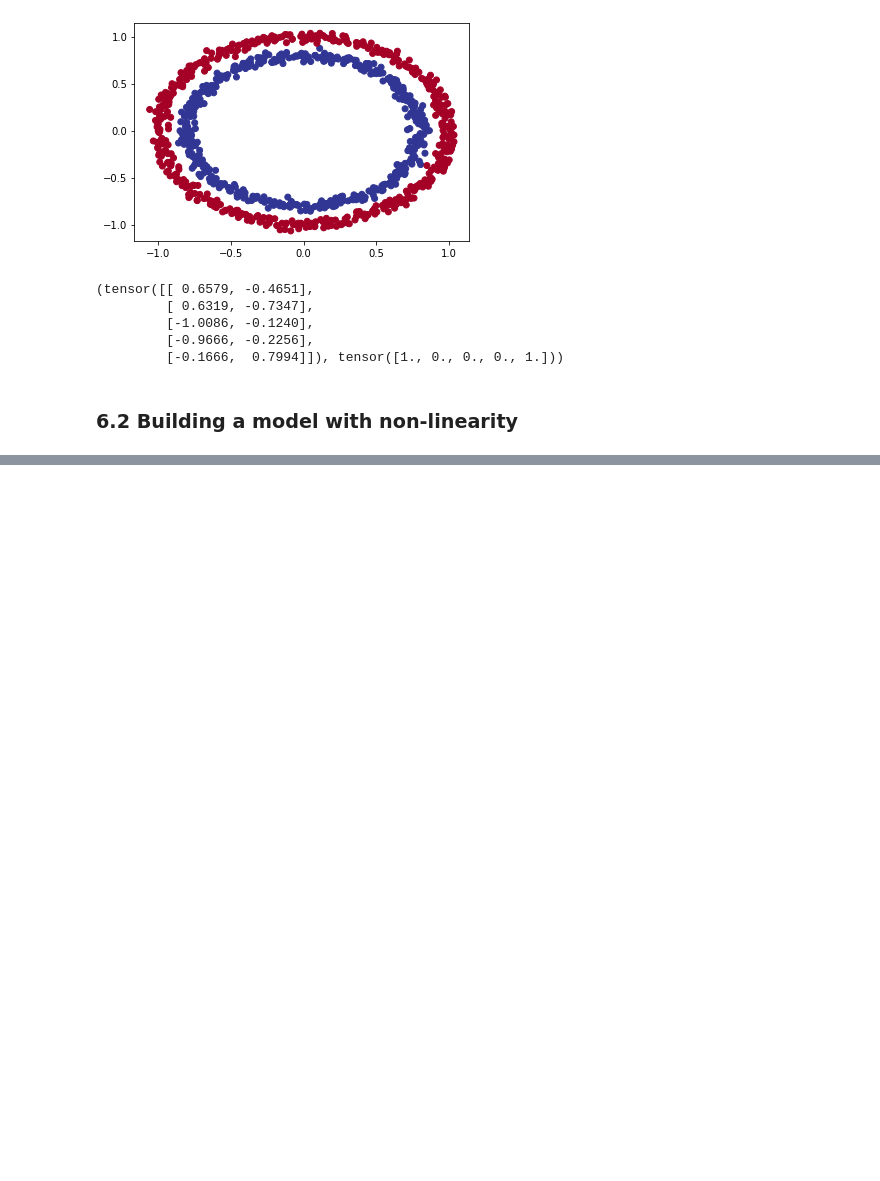
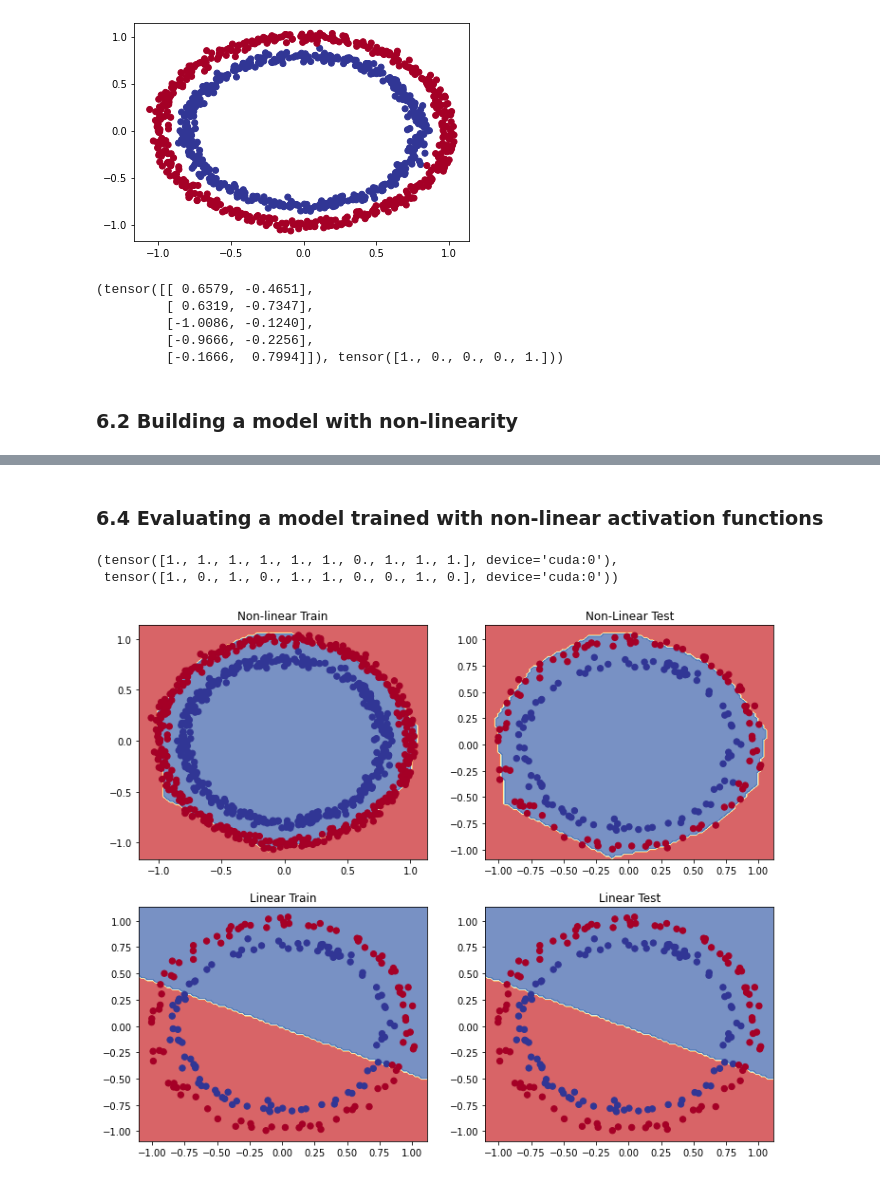
Before and after one commit to maronem/PyTorch, a Jupyter notebook: 02_neural_network_classification.ipynb, the cells around one changed output, grey strips where cells are left out. Cells and saved outputs as stored; diff of their text form; code cells hidden in the pictures; blank space fills up the shorter version.

```diff
--- a/02_neural_network_classification.ipynb
+++ b/02_neural_network_classification.ipynb
@@ -856,9 +856,9 @@ class CircleModelV2(nn.Module):
   def __init__(self):
     super().__init__()
 
-    self.layer_1 = nn.Linear(in_features=2, out_features=10)
-    self.layer_2 = nn.Linear(in_features=10, out_features=10)
-    self.layer_3 = nn.Linear(in_features=10, out_features=1)
+    self.layer_1 = nn.Linear(in_features=2, out_features=8)
+    self.layer_2 = nn.Linear(in_features=8, out_features=8)
+    self.layer_3 = nn.Linear(in_features=8, out_features=1)
     self.relu = nn.ReLU() #non-linear function: all neg inputs = 0
 
   def forward(self, x):
@@ -928,0 +929,33 @@ Epoch: 900 | Loss: 0.17093, Accuracy: 84.50% | Test loss: 0.28401, Test acc: 50.
+# %% [markdown]
+### 6.4 Evaluating a model trained with non-linear activation functions
+# %%
+# Make predictions
+
+model_3.eval()
+with torch.inference_mode():
+  y_preds = torch.round(torch.sigmoid(model_3(X_test))).squeeze()
+y_preds[:10], y_test[:10]
+# %% [output]
+(tensor([1., 1., 1., 1., 1., 1., 0., 1., 1., 1.], device='cuda:0'),
+ tensor([1., 0., 1., 0., 1., 1., 0., 0., 1., 0.], device='cuda:0'))
+# %%
+# Plot decision boundaries
+
+plt.figure(figsize=(12,10))
+plt.subplot(2,2,1)
+plt.title("Non-linear Train")
+plot_decision_boundary(model_3, X_train, y_train)
+
+plt.subplot(2,2,2)
+plt.title("Non-Linear Test")
+plot_decision_boundary(model_3, X_test, y_test)
+
+plt.subplot(2,2,3)
+plt.title("Linear Train")
+plot_decision_boundary(model_1, X_test, y_test)
+
+plt.subplot(2,2,4)
+plt.title("Linear Test")
+plot_decision_boundary(model_1, X_test, y_test)
+# %% [output]
+[figure, added]
```
Also changed, not shown: parts of 62 cells of this notebook.
